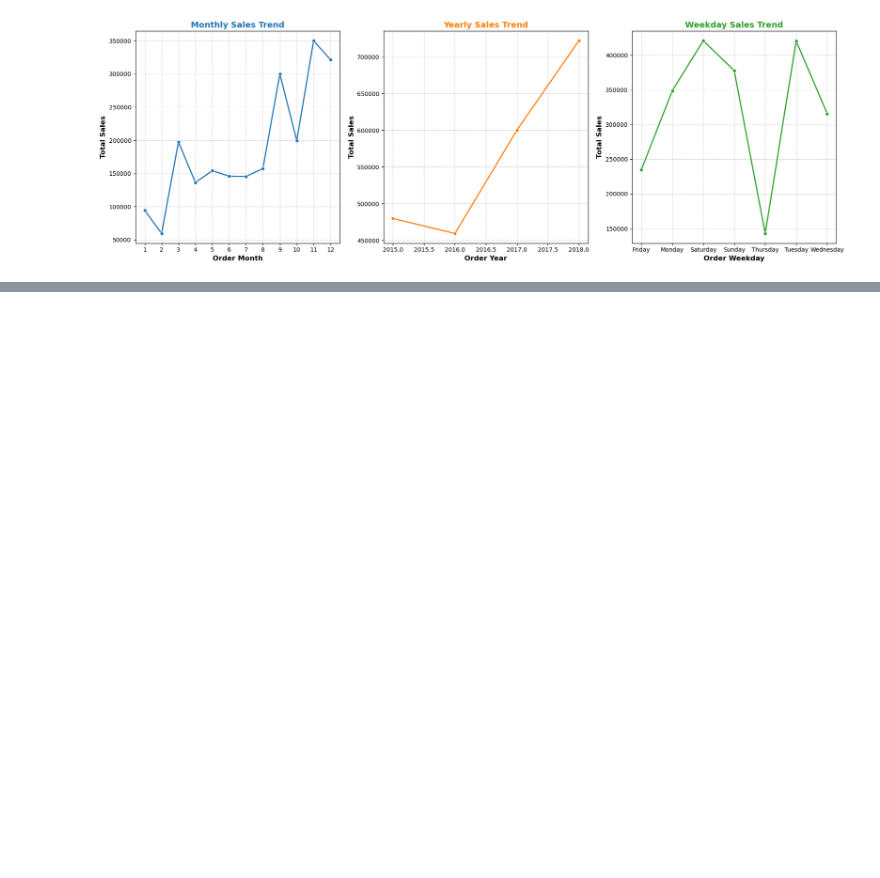
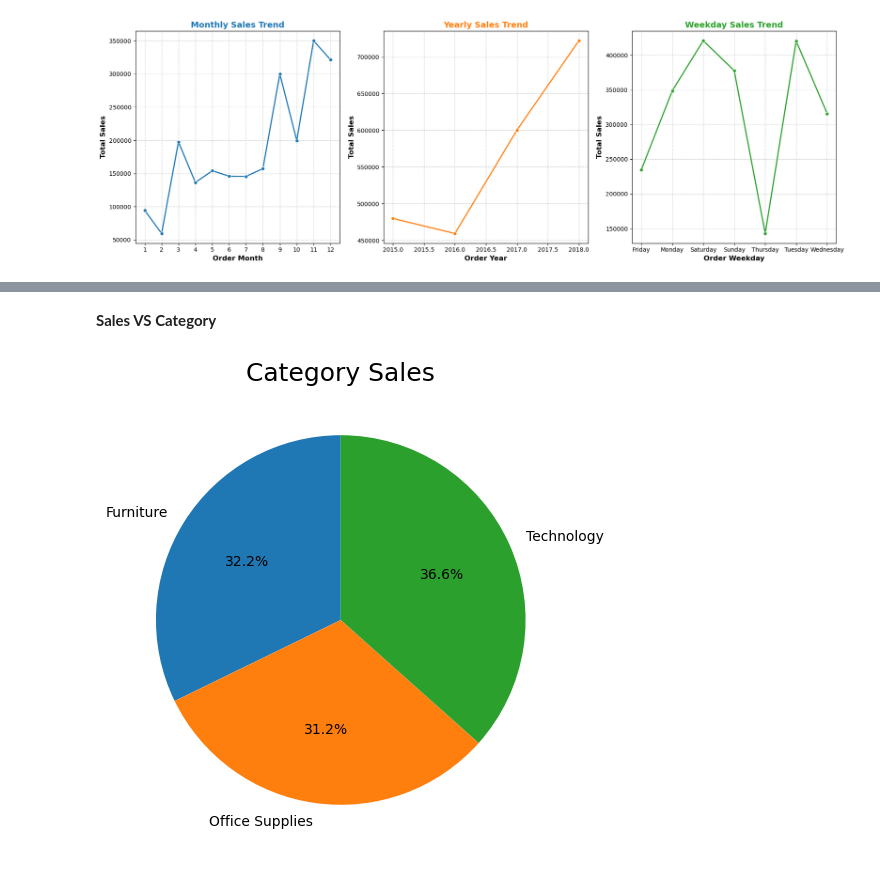
Before and after one commit to danisharain12/Exploratory-Data-Analysis-Projects, a Jupyter notebook: USA Super Store Sales Analysis/Super Store Sales Analysis.ipynb, the cells around one changed output, grey strips where cells are left out. Cells and saved outputs as stored; diff of their text form; code cells hidden in the pictures; blank space fills up the shorter version.

```diff
--- a/USA Super Store Sales Analysis/Super Store Sales Analysis.ipynb
+++ b/USA Super Store Sales Analysis/Super Store Sales Analysis.ipynb
@@ -579,0 +541,13 @@ sns.scatterplot(x=df['Sales'], y=df['Order ID'].map(df['Order ID'].value_counts(
+# %% [markdown]
+**Sales VS Category**
+# %%
+plt.figure(figsize=(12,6))
+plt.subplot(1,1,1)
+
+category = df.groupby('Category')['Sales'].sum()
+
+plt.pie(category, labels=category.index, autopct='%1.1f%%', startangle=90)
+plt.title('Category Sales', fontsize=18)
+plt.show()
+# %% [output]
+[figure, added]
```
Also changed, not shown: parts of 26 cells of this notebook.
